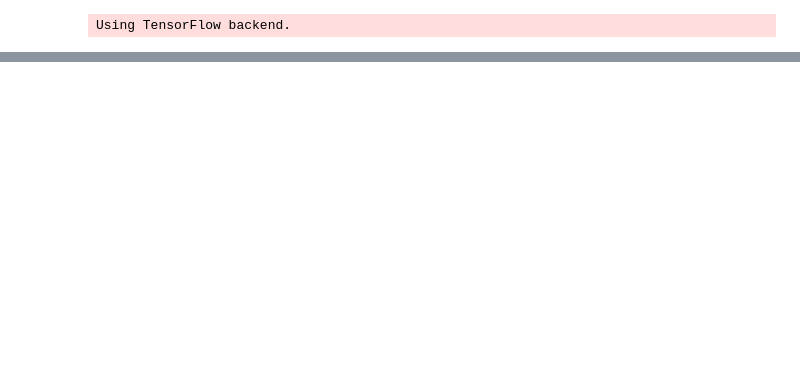
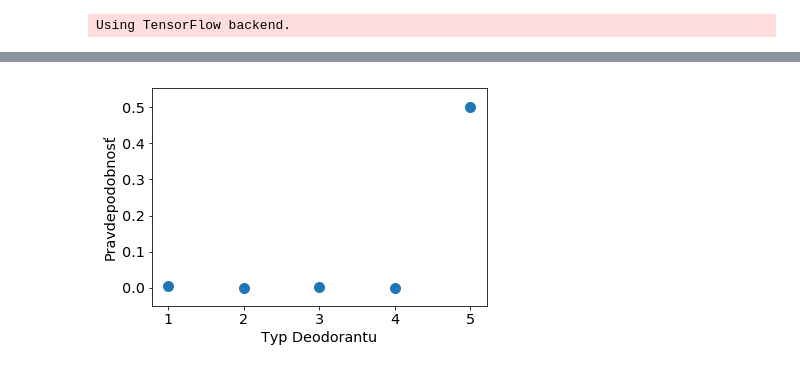
Before and after one commit to Luszabo/Szabo_NS2019, a Jupyter notebook: project.ipynb, the cells around one changed output, grey strips where cells are left out. Drawn from its saved outputs; the diff is of its cells as text; code cells hidden in the pictures; blank space fills up the shorter version.

```diff
--- a/project.ipynb
+++ b/project.ipynb
@@ -13,18 +11,22 @@ from sklearn.model_selection import train_test_split
 # %% [output]
 Using TensorFlow backend.
 # %%
+#príprava dát
 data = pd.read_csv('Dataset.csv')
-
+#oddelenie použitých stĺpcov
 C = data.iloc[:,2:16]
-
-C = data.iloc[:,2:16]
+#pridanie stĺpcu "typ" ktorí vyjadruje značku deodorantu
 C.loc[C['Product'] == "Deodorant B", 'typ'] = 0
 C.loc[C['Product'] == "Deodorant F", 'typ'] = 1
 C.loc[C['Product'] == "Deodorant G", 'typ'] = 2
 C.loc[C['Product'] == "Deodorant H", 'typ'] = 3
 C.loc[C['Product'] == "Deodorant J", 'typ'] = 4
+#výber trénovacích dát, X_train sú stĺpce s dáta ktoré vyjadrujú hodnotenia používateľov od 1 do 5 , y_train obsahujú stĺpec "typ" ktorí je vyjadruje typ deodorantu v číselnej forme
+# použité stĺpce v X_train q3_1_strength_of_the_Deodorant, q4_1_artificial_chemical,
+# q4_2_attractive. q4_3_bold, q4_4_boring, q4_5_casual, q4_6_cheap, q4_7_clean, q4_8_easy_to_wear, q4_9_elegant
 X_train = C.iloc[:,4:14].values
-y_train = C.iloc[:,4].values
+y_train = C.iloc[:,14].values
+# premenná y_train je premenená do tvaru jednotiek a núl
 kategoricka_premenna = np_utils.to_categorical(y_train)
 # %%
 # konstruktor
@@ -72,0 +90,42 @@ kategoricka_premenna[:5]
+# %%
+# predikcia typu deodorantu
+import pylab
+pred = np.array([[2, 5, 5, 4, 5, 2, 4, 3, 4, 5],])
+predikcia = model.predict(pred,batch_size=1,verbose=1)
+np.set_printoptions(suppress=True)
+predictions = model.predict(pred)
+print (predikcia)
+
+# vykreslednie predikcie
+# upravenie parametrov grafu
+params = {'legend.fontsize': 'x-large',
+          #(6, 4) rozmery grafu
+          'figure.figsize': (6, 4),
+         'axes.labelsize': 'x-large',
+         'axes.titlesize':'x-large',
+         'xtick.labelsize':'x-large',
+         'ytick.labelsize':'x-large'}
+pylab.rcParams.update(params)
+
+# vykreslienie grafu predikcie
+def draw_multiple_points():
+
+    # názvy na x osi
+    x_number_list = [1, 2, 3, 4, 5]
+
+    # hodnoty y osi
+    y_number_list = predikcia
+
+    # vykreslenie grafu podľa x a y
+    pylab.scatter(x_number_list, y_number_list, s=100)
+
+
+
+    # názvy osí a zobrazenie grafu
+    pylab.xlabel("Typ Deodorantu")
+    pylab.ylabel("Pravdepodobnosť")
+    pylab.show()
+
+if __name__ == '__main__':
+    draw_multiple_points()
+# %% [output]
@@ -72,0 +134 @@ kategoricka_premenna[:5]
+[figure, added]
```
Also changed, not shown: parts of 9 cells of this notebook.
